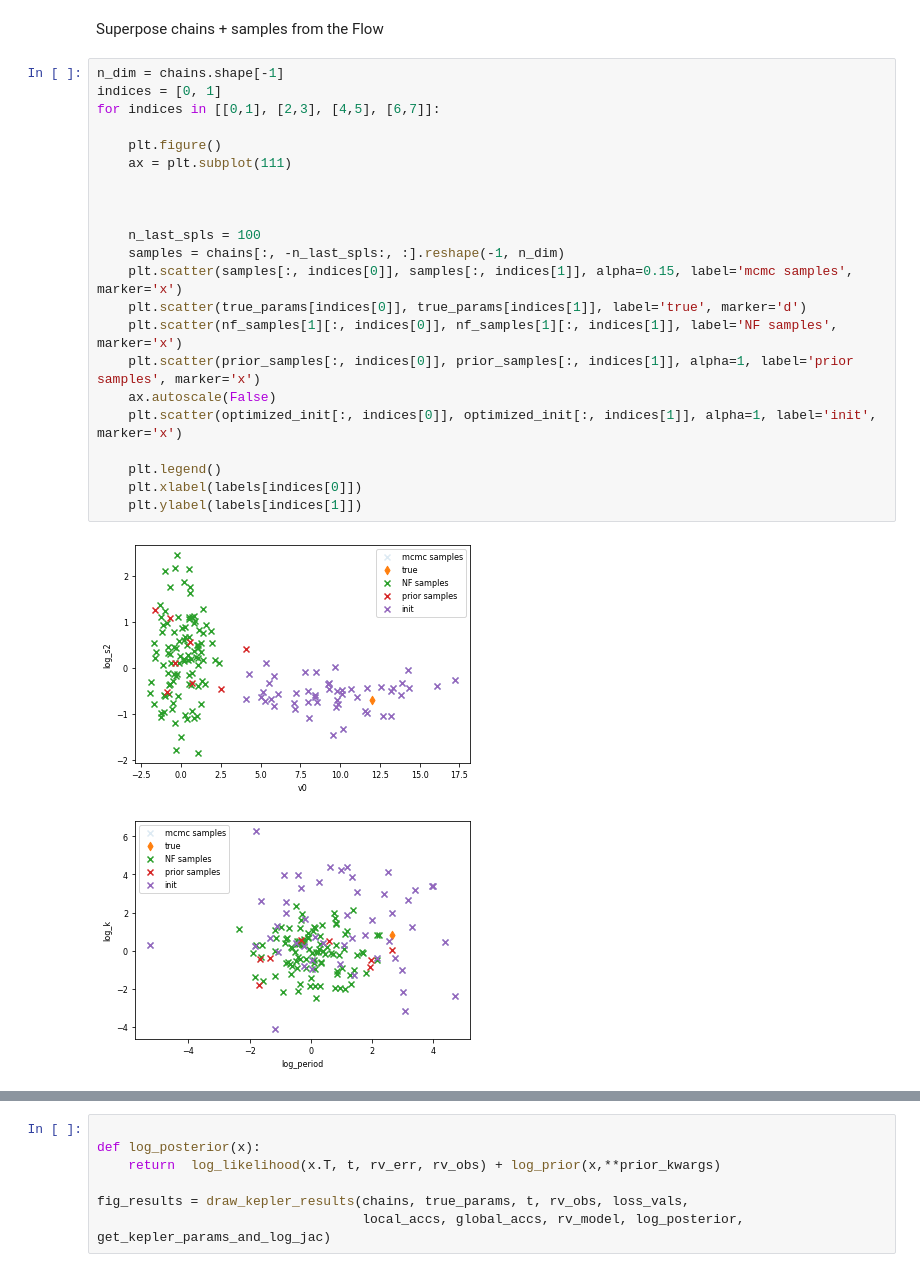
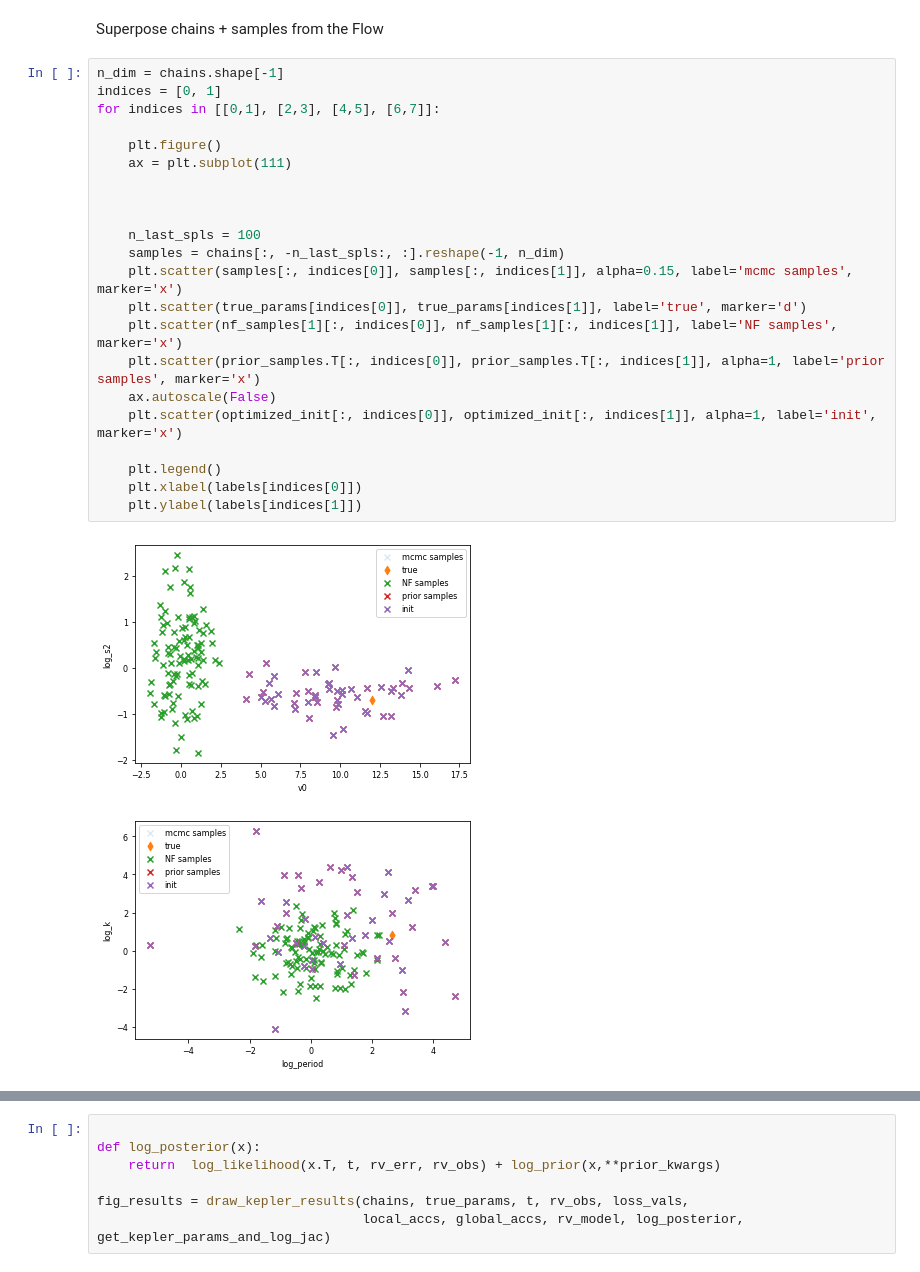
Before and after one commit to mhycheung/flowMC, a Jupyter notebook: example/kepler/visualize.ipynb, the cells around one changed output, grey strips where cells are left out. Saved outputs shown, nothing was run; the diff lists cells and outputs as text.

```diff
--- a/example/kepler/visualize.ipynb
+++ b/example/kepler/visualize.ipynb
@@ -74,25 +74,25 @@ Superpose chains + samples from the Flow
 # %%
 n_dim = chains.shape[-1]
 indices = [0, 1]
 for indices in [[0,1], [2,3], [4,5], [6,7]]:
 
     plt.figure()
     ax = plt.subplot(111)
 
 
 
     n_last_spls = 100
     samples = chains[:, -n_last_spls:, :].reshape(-1, n_dim)
     plt.scatter(samples[:, indices[0]], samples[:, indices[1]], alpha=0.15, label='mcmc samples', marker='x')
     plt.scatter(true_params[indices[0]], true_params[indices[1]], label='true', marker='d')
     plt.scatter(nf_samples[1][:, indices[0]], nf_samples[1][:, indices[1]], label='NF samples', marker='x')
-    plt.scatter(prior_samples[:, indices[0]], prior_samples[:, indices[1]], alpha=1, label='prior samples', marker='x')
+    plt.scatter(prior_samples.T[:, indices[0]], prior_samples.T[:, indices[1]], alpha=1, label='prior samples', marker='x')
     ax.autoscale(False)
     plt.scatter(optimized_init[:, indices[0]], optimized_init[:, indices[1]], alpha=1, label='init', marker='x')
 
     plt.legend()
     plt.xlabel(labels[indices[0]])
     plt.ylabel(labels[indices[1]])
 # %% [output]
-[figure, old version]
+[figure, new version]
-[figure, old version]
+[figure, new version]
```
Also changed, not shown: parts of 1 cell of this notebook, 9 other files.
